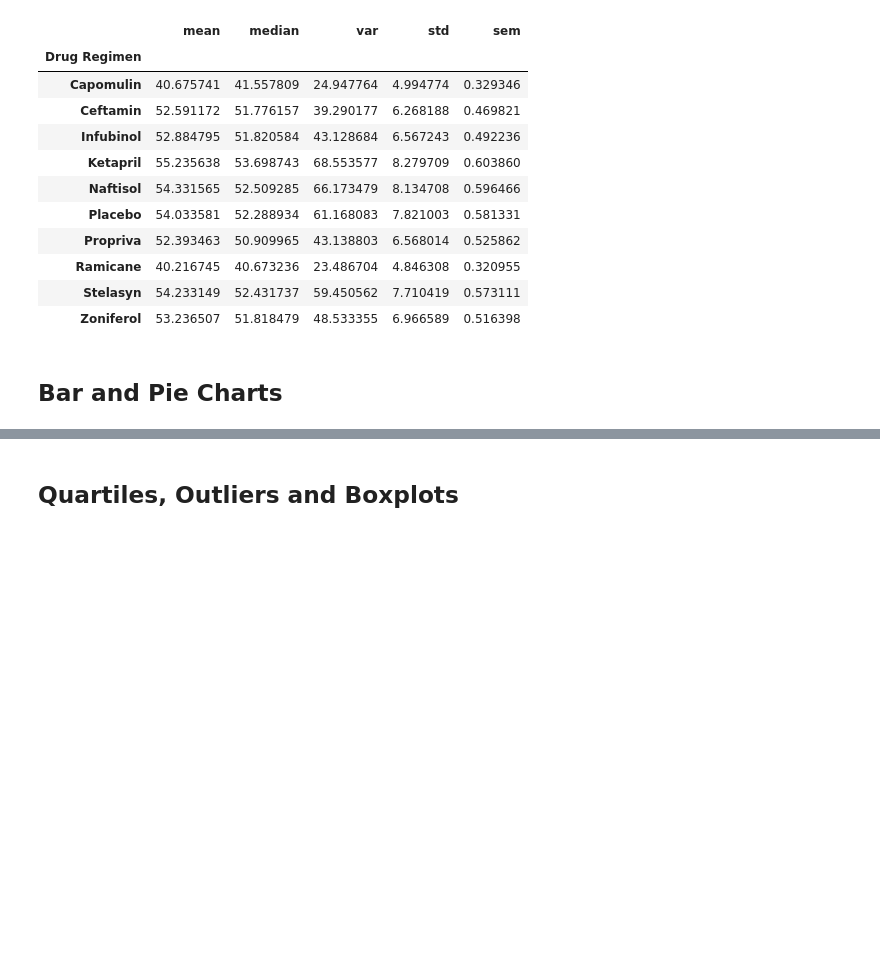
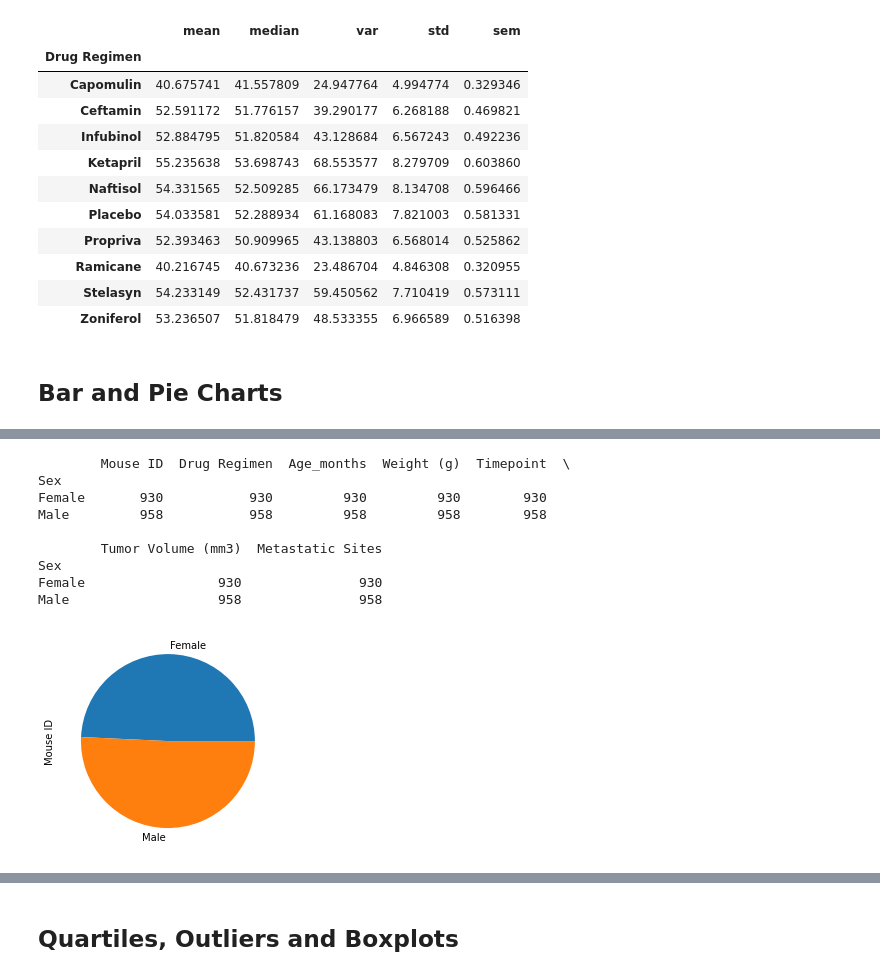
Before and after one commit to kasturiswapna/Matplotlib-challenge, a Jupyter notebook: Pymaceuticals/pymaceuticals_starter.ipynb, the cells around one changed output, grey strips where cells are left out. Saved outputs shown, nothing was run; the diff lists cells and outputs as text; code cells hidden in the pictures; blank space fills up the shorter version.

```diff
--- a/Pymaceuticals/pymaceuticals_starter.ipynb
+++ b/Pymaceuticals/pymaceuticals_starter.ipynb
@@ -120,4 +143,17 @@ reg_df['Tumor Volume (mm3)'].agg(['mean','median','var','std','sem'])
 # %%
 # Generate a pie plot showing the distribution of female versus male mice using pandas
+df1 = clean_df.groupby(["Sex"]).count()
+df1['Mouse ID'].plot.pie()
+# %% [output]
+        Mouse ID  Drug Regimen  Age_months  Weight (g)  Timepoint  \
+Sex
+Female       930           930         930         930        930
+Male         958           958         958         958        958
+
+        Tumor Volume (mm3)  Metastatic Sites
+Sex
+Female                 930               930
+Male                   958               958
+[figure, added]
 # %%
 # Generate a pie plot showing the distribution of female versus male mice using pyplot
```
Also changed, not shown: parts of 4 cells of this notebook.
